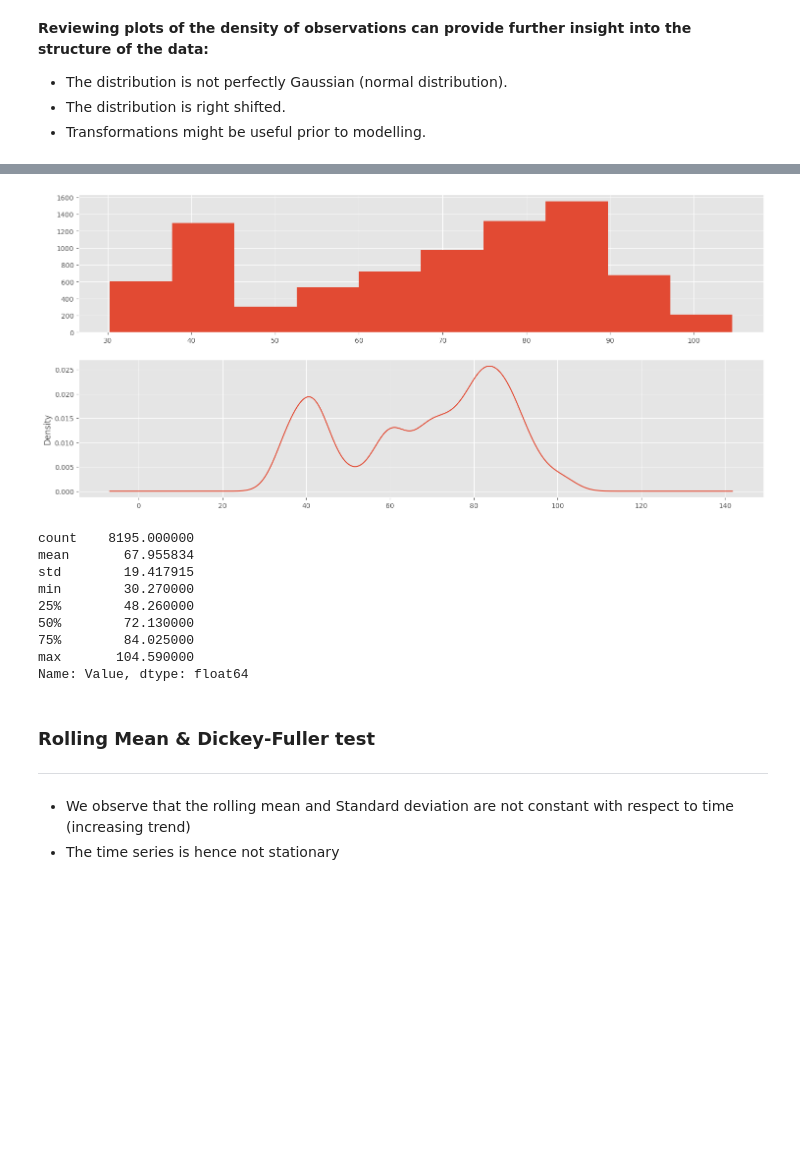
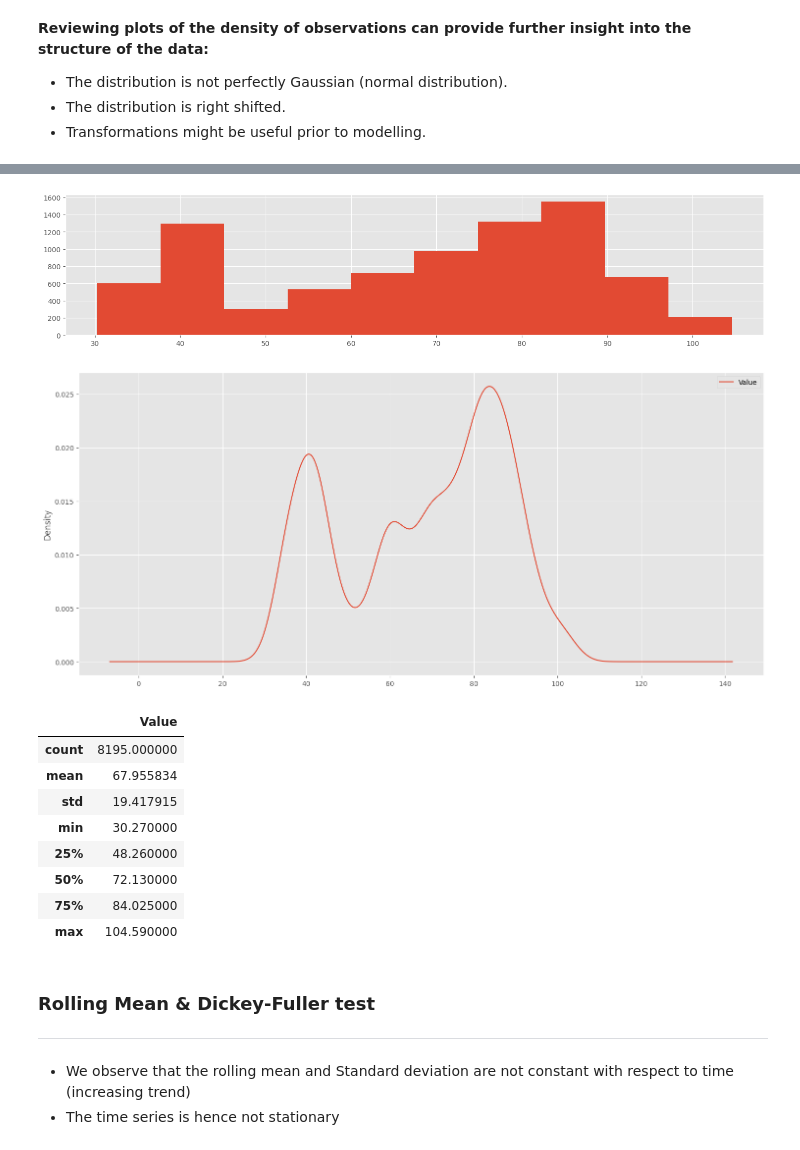
Before and after one commit to russiaonice/ML_ExxonMobile_Forecast, a Jupyter notebook: SARIMA_broken.ipynb, the cells around one changed output, grey strips where cells are left out. Cells and saved outputs as stored; diff of their text form; code cells hidden in the pictures; blank space fills up the shorter version.

```diff
--- a/SARIMA_broken.ipynb
+++ b/SARIMA_broken.ipynb
@@ -244,7 +244,7 @@ pyplot.show()
 # %% [output]
 [figure]
 # %%
-df= df["Value"]
+df= df[["Value"]].copy()
 # %% [markdown]
 __Reviewing plots of the density of observations can provide further insight into the structure of the data:__
 - The distribution is not perfectly Gaussian (normal distribution).
@@ -253,24 +265,24 @@ __Reviewing plots of the density of observations can provide further insight int
 # %%
 from matplotlib import pyplot
 
 pyplot.figure(1)
 pyplot.subplot(211)
-df.hist()
-pyplot.subplot(212)
+df.Value.hist()
 df.plot(kind='kde')
 pyplot.show()
 df.describe()
 # %% [output]
-[figure, old version]
+[figure, new version]
-count    8195.000000
-mean       67.955834
-std        19.417915
-min        30.270000
-25%        48.260000
-50%        72.130000
-75%        84.025000
-max       104.590000
-Name: Value, dtype: float64
+[figure, added]
+|  | Value |
+| count | 8195.000000 |
+| mean | 67.955834 |
+| std | 19.417915 |
+| min | 30.270000 |
+| 25% | 48.260000 |
+| 50% | 72.130000 |
+| 75% | 84.025000 |
+| max | 104.590000 |
 # %% [markdown]
 ### Rolling Mean & Dickey-Fuller test ###
 ***
```
Also changed, not shown: parts of 29 cells of this notebook.
